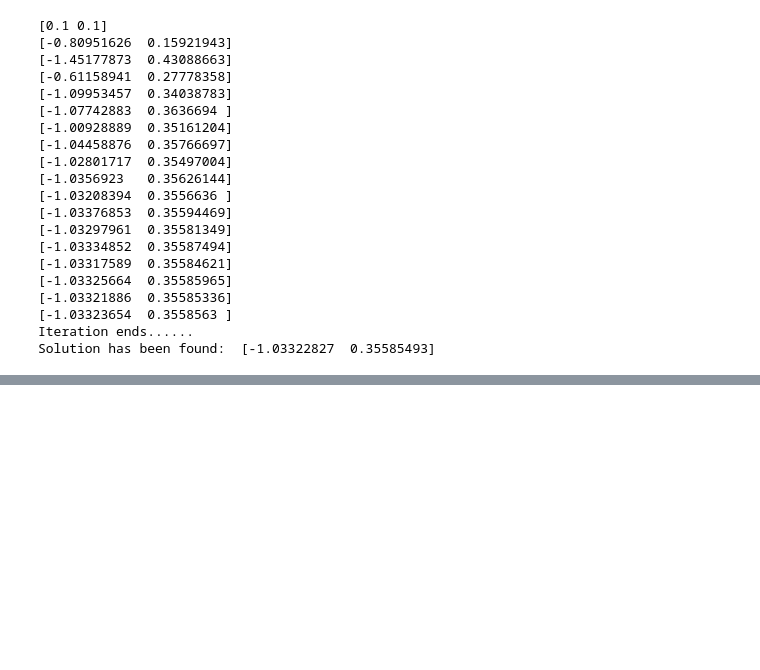
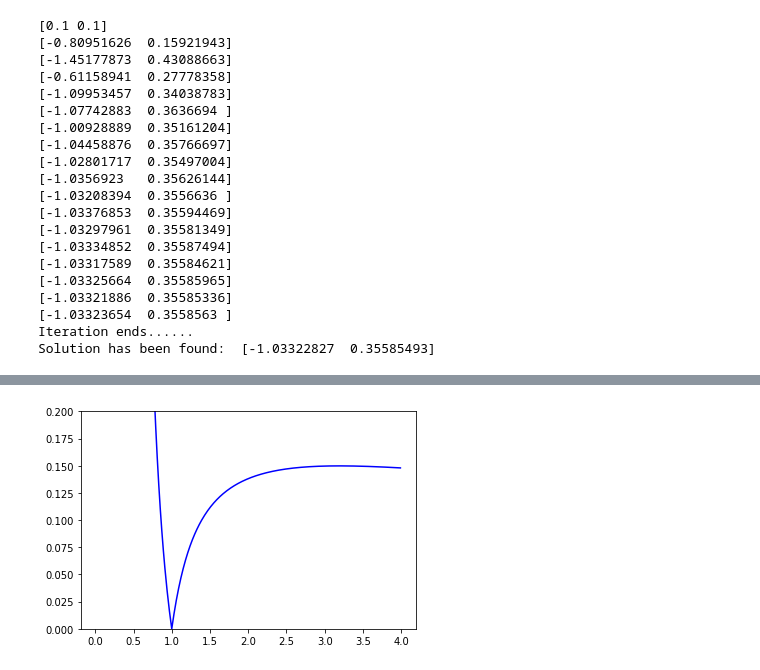
Before and after one commit to MingyiLab/ComputationalEconomics, a Jupyter notebook: Part1.ipynb, the cells around one changed output, grey strips where cells are left out. Drawn from its saved outputs; the diff is of its cells as text; code cells hidden in the pictures; blank space fills up the shorter version.

```diff
--- a/Part1.ipynb
+++ b/Part1.ipynb
@@ -652,0 +808,7 @@ Solution has been found:  [-1.03322827  0.35585493]
+# %%
+def f(x):
+    return x**(-.5)
+# %%
+x = np.arange(0.01,4,.01)
+# %%
+y = f(x)
@@ -652,0 +818,18 @@ Solution has been found:  [-1.03322827  0.35585493]
+# %%
+# 3-degree Taylor expansion
+def taylor(f,x,x0):
+    grad_f1 = grad(f)
+    grad_f2 = grad(grad_f1)
+    grad_f3 = grad(grad_f2)
+    return f(x) + grad_f1(x) * (x - x0) + grad_f2(x) /2 * (x - x0)**2 + grad_f3(x) /6 * (x - x0)**3
+# %%
+y_hat = []
+for i in x:
+    y_hat.append(taylor(f,i,1))
+_, ax = plt.subplots()
+# The radius of convergence is bounded above ||x_0 - z||, where z is the singularity.
+# That is, not accurate for |x - 1| > (1-0) AKA x>2 or x<0
+plt.plot(x,abs(y-y_hat),axes=ax,color='blue')
+ax.set_ybound([0.,0.2])
+# %% [output]
+[figure, added]
```
Also changed, not shown: parts of 20 cells of this notebook.
